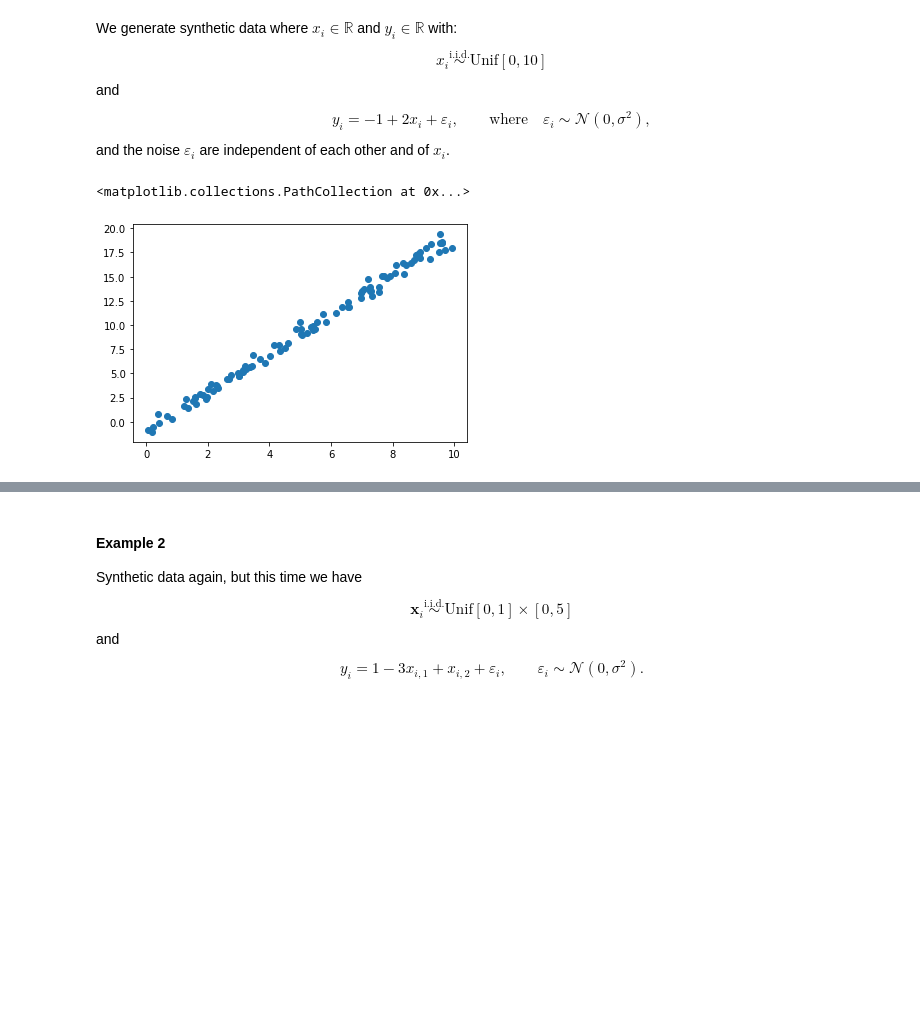
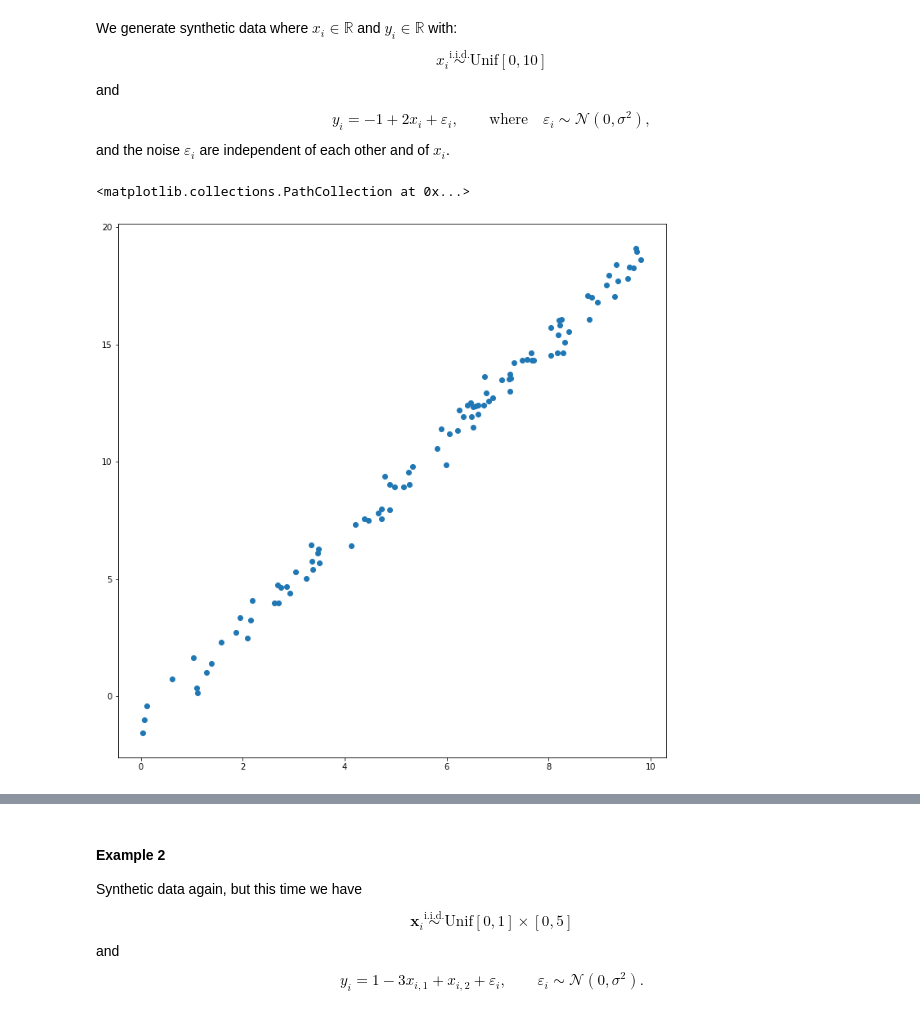
Before and after one commit to djclancy/Math535_Fall23, a Jupyter notebook: Chapter2/LinearRegression.ipynb, the cells around one changed output, grey strips where cells are left out. Cells and saved outputs as stored; diff of their text form; code cells hidden in the pictures; blank space fills up the shorter version.

```diff
--- a/Chapter2/LinearRegression.ipynb
+++ b/Chapter2/LinearRegression.ipynb
@@ -62,13 +63,14 @@ import matplotlib.pyplot as plt
 # %%
 n = 100
 maxVal = 10
 sigma2 = .5
+plt.figure(figsize = (12,12))
 x = [[ 1, np.random.uniform(0,maxVal)] for j in range(n)]
 y = [-1+2*x[j][1] + np.random.normal(0,sigma2) for j in range(n)]
 plt.scatter([t[1] for t in x],y)
 # %% [output]
 <matplotlib.collections.PathCollection at 0x...>
-[figure, old version]
+[figure, new version]
 # %%
 A = np.stack(x, axis = 0)
 beta = np.matmul(np.matmul(LA.inv(np.matmul(np.transpose(A),A)), np.transpose(A)), y)
```
Also changed, not shown: parts of 6 cells of this notebook, 2 other files.
